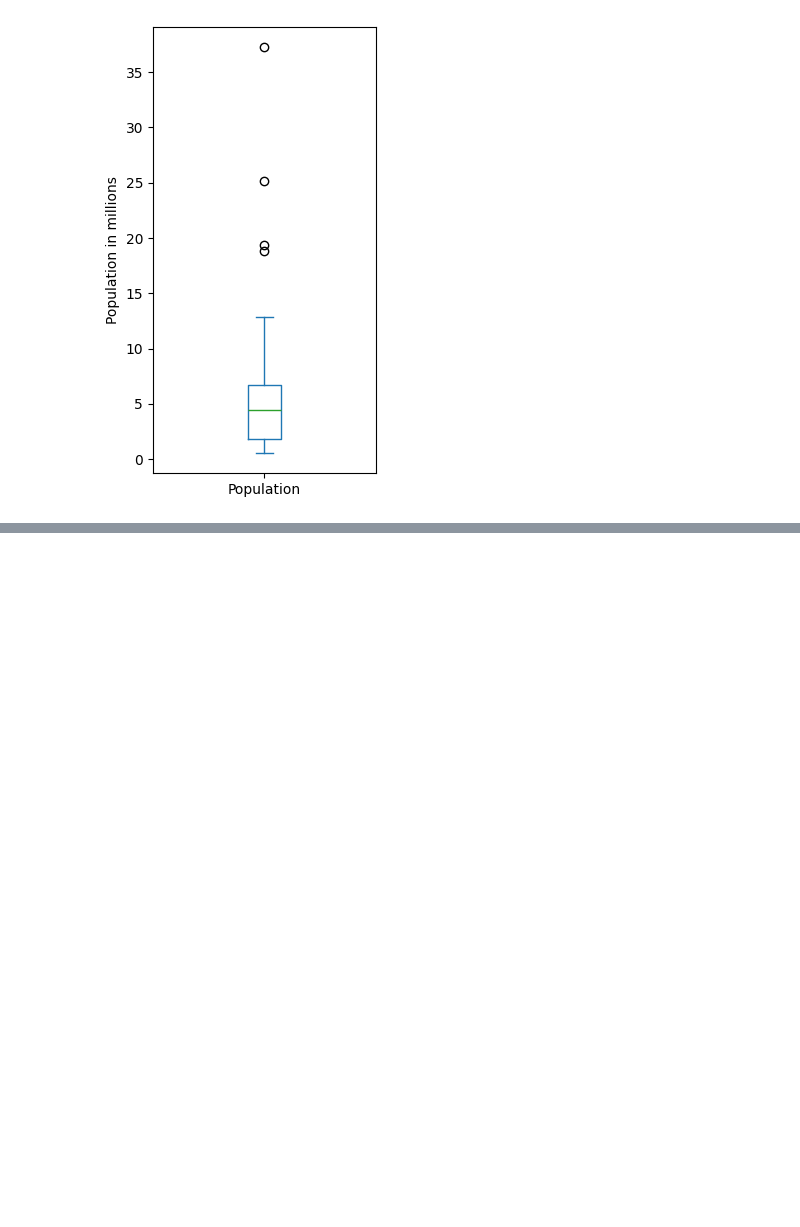
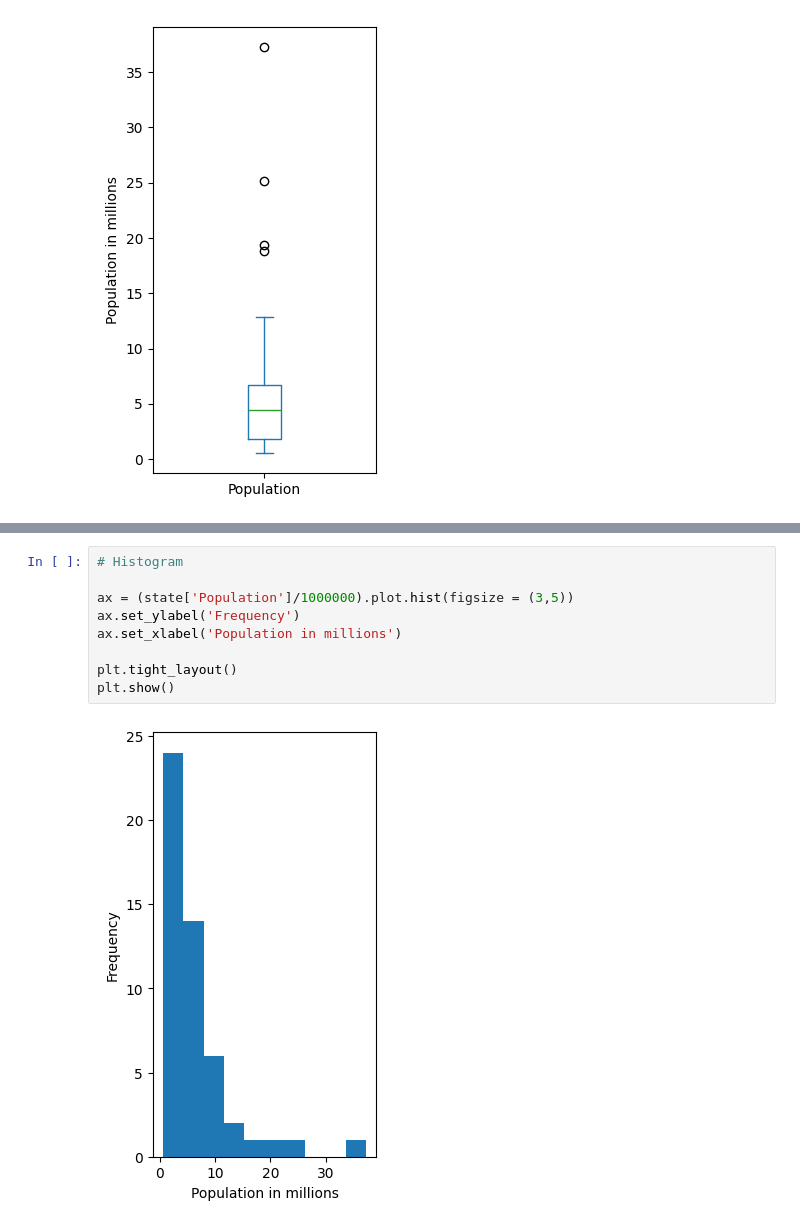
Before and after one commit to datxander/Back-to-basics, a Jupyter notebook: Statistics_1_EDA.ipynb, the cells around one changed output, grey strips where cells are left out. Drawn from its saved outputs; the diff is of its cells as text; blank space fills up the shorter version.

```diff
--- a/Statistics_1_EDA.ipynb
+++ b/Statistics_1_EDA.ipynb
@@ -128,0 +193,11 @@ plt.show()
+# %%
+# Histogram
+
+ax = (state['Population']/1000000).plot.hist(figsize = (3,5))
+ax.set_ylabel('Frequency')
+ax.set_xlabel('Population in millions')
+
+plt.tight_layout()
+plt.show()
+# %% [output]
+[figure, added]
```
Also changed, not shown: parts of 4 cells of this notebook.
